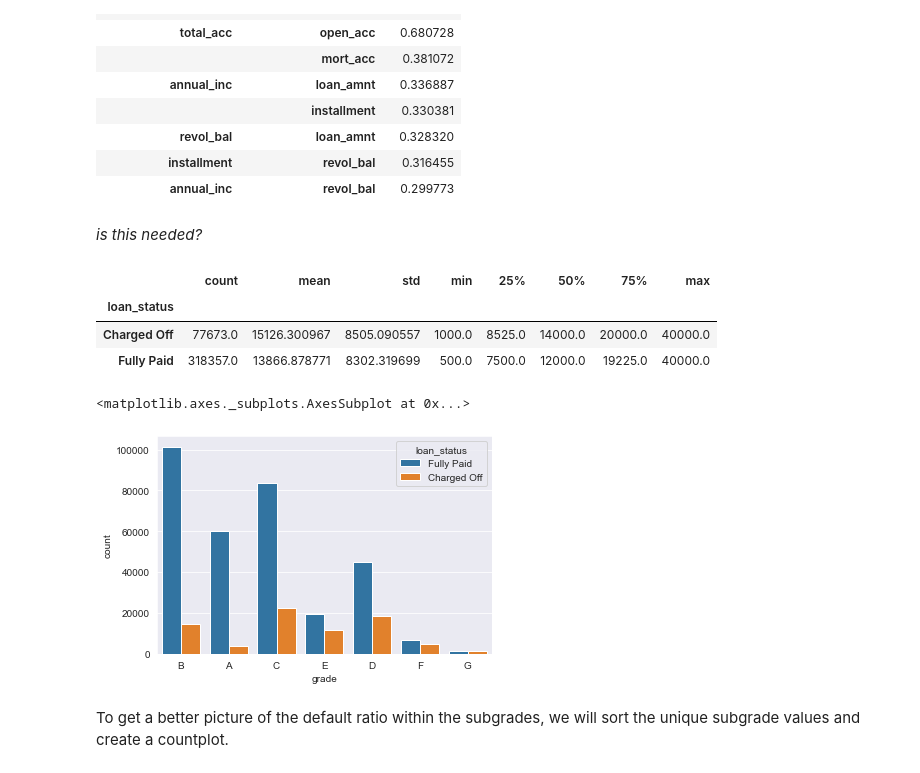
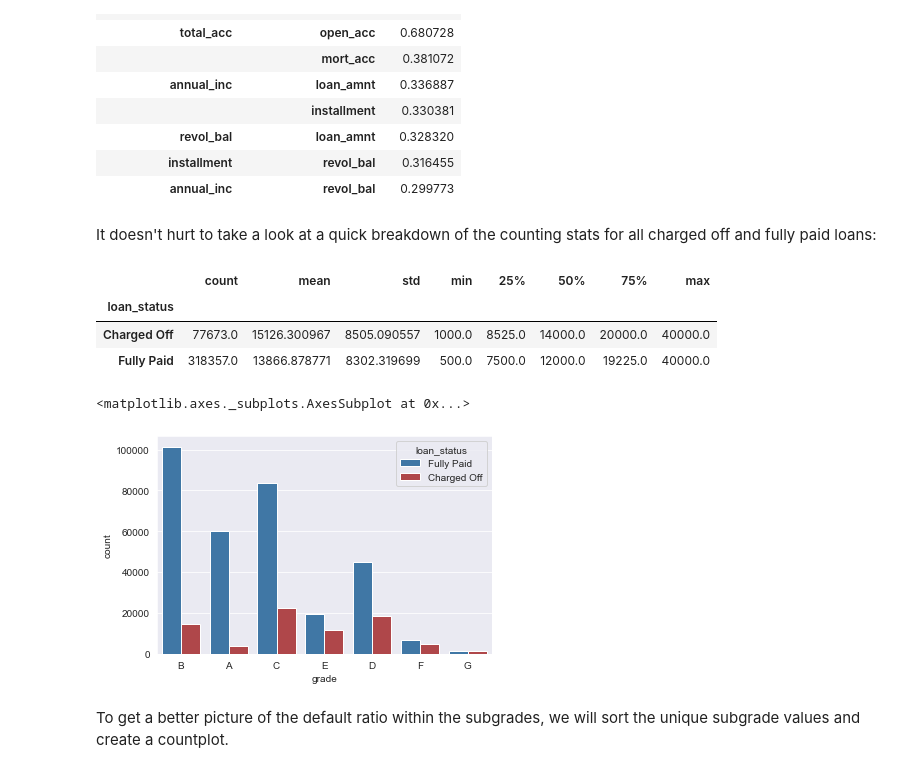
Before and after one commit to sachin-ph/lending-club-default-model, a Jupyter notebook: Project - Lending Club Model.ipynb, the cells around one changed output. Saved outputs shown, nothing was run; the diff lists cells and outputs as text; code cells hidden in the pictures.

```diff
--- a/Project - Lending Club Model.ipynb
+++ b/Project - Lending Club Model.ipynb
@@ -72,3 +74,4 @@ Off the bat, the first thing I want to know is - what is the ratio of paid off l
 # %%
 sns.set_style('darkgrid')
+sns.set_palette('RdBu')
 # %%
@@ -235,8 +224,8 @@ df_corr.head(10)
 | revol_bal | loan_amnt | 0.328320 |
 | installment | revol_bal | 0.316455 |
 | annual_inc | revol_bal | 0.299773 |
-# %% [markdown]
-*is this needed?*
+# %% [markdown]
+It doesn't hurt to take a look at a quick breakdown of the counting stats for all charged off and fully paid loans:
 # %%
 df.groupby('loan_status')['loan_amnt'].describe()
 # %% [output]
@@ -245,12 +234,10 @@ df.groupby('loan_status')['loan_amnt'].describe()
 | Charged Off | 77673.0 | 15126.300967 | 8505.090557 | 1000.0 | 8525.0 | 14000.0 | 20000.0 | 40000.0 |
 | Fully Paid | 318357.0 | 13866.878771 | 8302.319699 | 500.0 | 7500.0 | 12000.0 | 19225.0 | 40000.0 |
 # %%
-sns.countplot(data=df, x='grade', hue='loan_status')
-
-#Most loans total -- B, A, C, E, D, F, G (very few)
+sns.countplot(data=df, x='grade', hue='loan_status', palette=["C5", "C0"])
 # %% [output]
 <matplotlib.axes._subplots.AxesSubplot at 0x...>
-[figure, old version]
+[figure, new version]
 # %% [markdown]
 To get a better picture of the default ratio within the subgrades, we will sort the unique subgrade values and create a countplot.
 # %%
```
Also changed, not shown: parts of 26 cells of this notebook.
